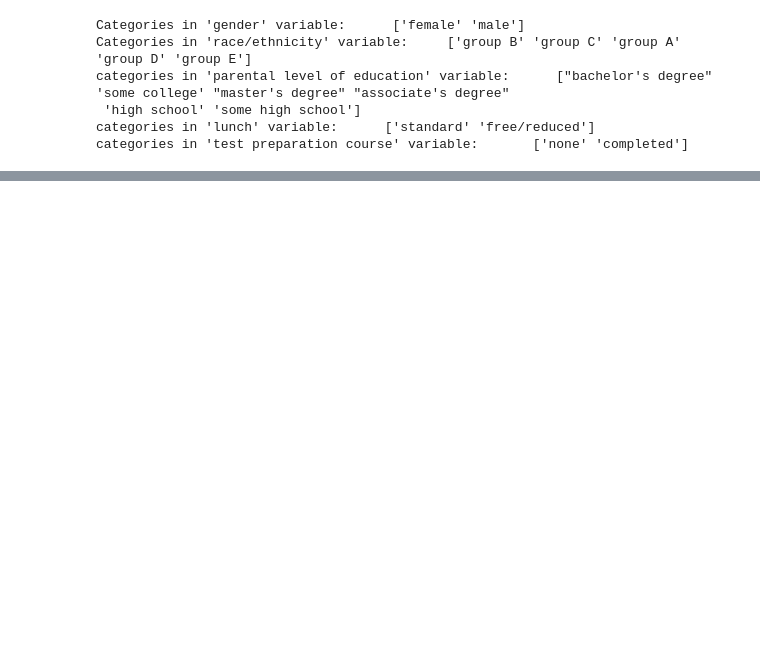
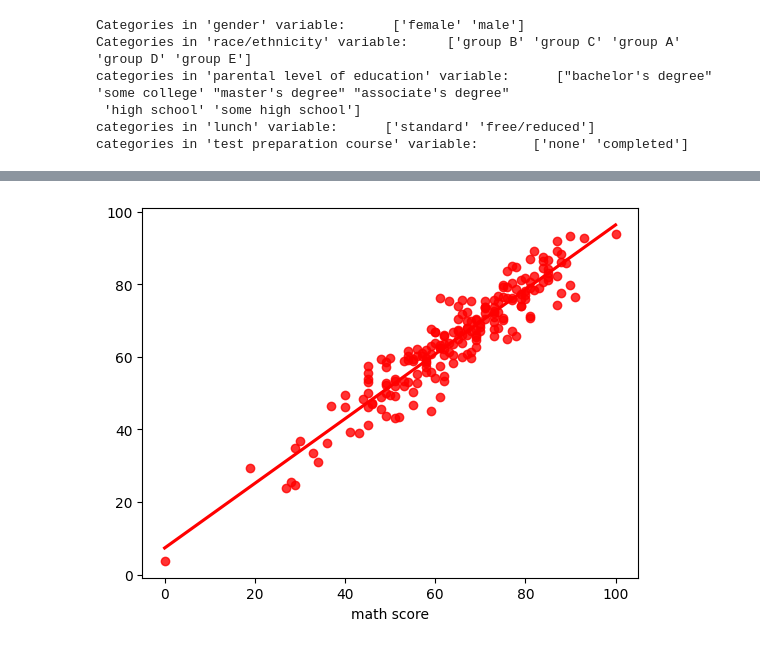
Before and after one commit to KRIS2HNA/ML-projects, a Jupyter notebook: note book/2)Model traing.ipynb, the cells around one changed output, grey strips where cells are left out. Drawn from its saved outputs; the diff is of its cells as text; code cells hidden in the pictures; blank space fills up the shorter version.

```diff
--- a/note book/2)Model traing.ipynb
+++ b/note book/2)Model traing.ipynb
@@ -108,0 +262,4 @@ categories in 'test preparation course' variable:       ['none' 'completed']
+# %%
+sns.regplot(x=y_test,y=y_pred,ci=None,color ='red');
+# %% [output]
+[figure, added]
```
Also changed, not shown: parts of 17 cells of this notebook, 4 other files.
